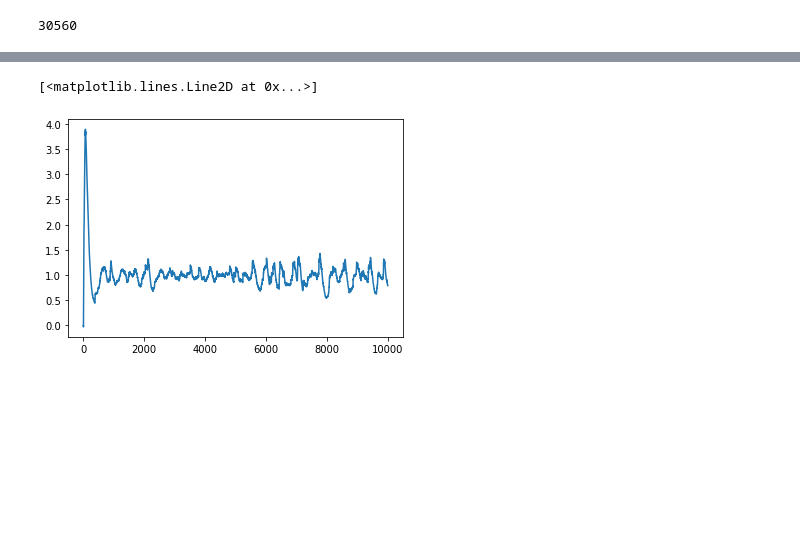
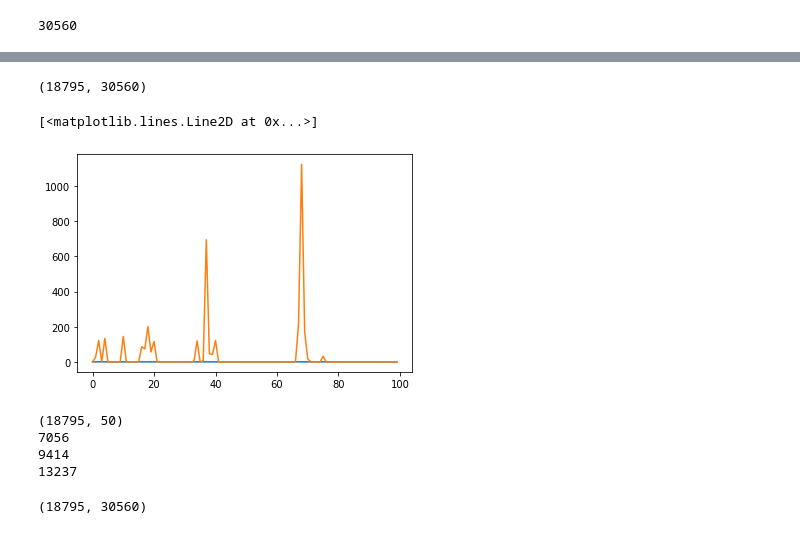
Before and after one commit to mariakesa/neuromatch2020, a Jupyter notebook: NormalizedWeightsAndRates.ipynb, the cells around one changed output, grey strips where cells are left out. Drawn from its saved outputs; the diff is of its cells as text; code cells hidden in the pictures; blank space fills up the shorter version.

```diff
--- a/NormalizedWeightsAndRates.ipynb
+++ b/NormalizedWeightsAndRates.ipynb
@@ -238,5 +236,22 @@ plt.imshow(rf, aspect='auto', cmap = 'bwr', vmin = -rfmax, vmax = rfmax)
-# %%
-plt.plot(rate)
-# %% [output]
-[<matplotlib.lines.Line2D at 0x...>]
-[figure, removed]
+# %%
+plt.plot(rate[100:200])
+print(S.shape)
+plt.plot(S[0,100:200])
+# %% [output]
+(18795, 30560)
+[<matplotlib.lines.Line2D at 0x...>]
+[figure, added]
+# %%
+print(U.shape)
+for j in range(18795):
+    if U[j,8]!=0 and U[j,13]!=0:
+        print(j)
+# %% [output]
+(18795, 50)
+7056
+9414
+13237
+# %%
+print(S.shape)
+# %% [output]
+(18795, 30560)
```
Also changed, not shown: parts of 14 cells of this notebook, 3 other files.
